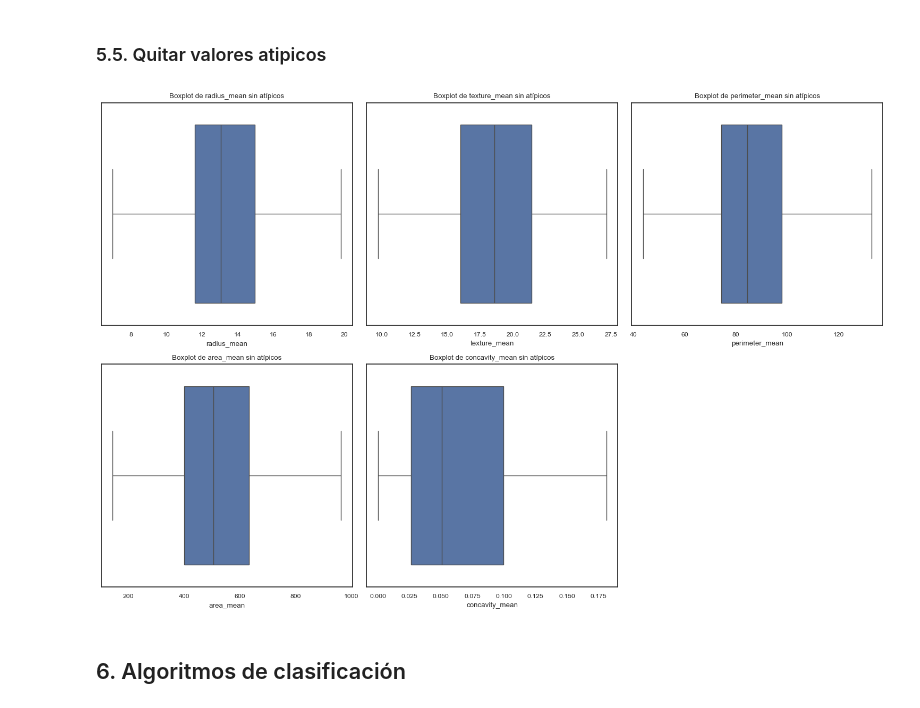
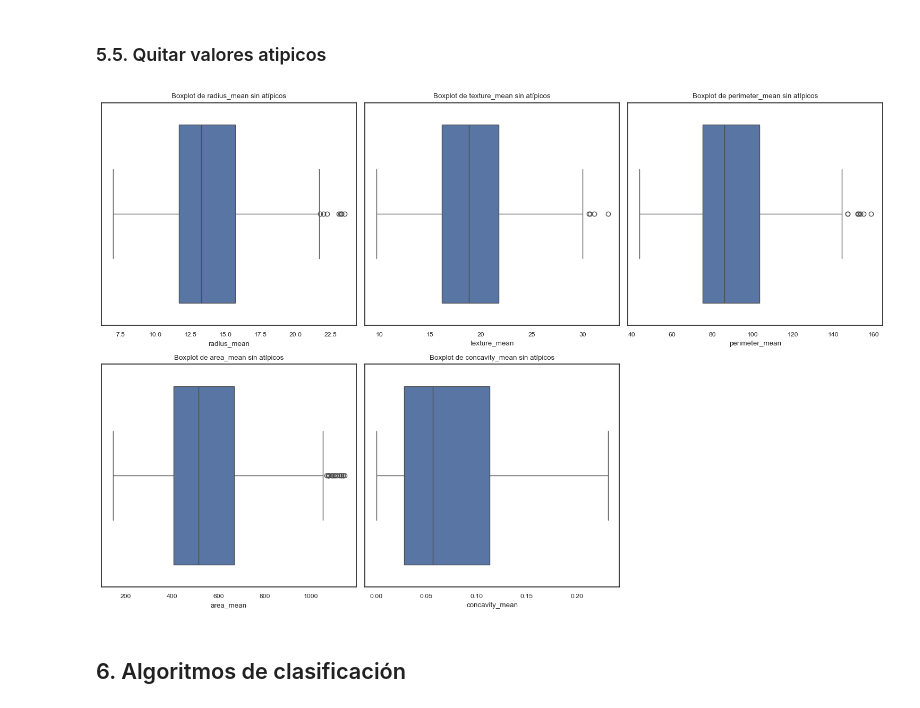
Before and after one commit to walmache/MaestriaIA-UHE, a Jupyter notebook: 2. CienciaAnaliticaDatos/Unidad2/casoPractico/CasoPractico_prelim.ipynb, the cells around one changed output. Drawn from its saved outputs; the diff is of its cells as text; code cells hidden in the pictures.

```diff
--- a/2. CienciaAnaliticaDatos/Unidad2/casoPractico/CasoPractico_prelim.ipynb
+++ b/2. CienciaAnaliticaDatos/Unidad2/casoPractico/CasoPractico_prelim.ipynb
@@ -202,34 +211,43 @@ plt.show()
 # %%
 #Definición de factores para limites superior e inferior
 limits = {feature: [1.5, 1.5] for feature in features}
+
+#limits = {
+#    'radius_mean': [1, 1.5],
+#    'texture_mean': [1, 1.5],
+#    'perimeter_mean': [1, 1.5],
+#    'area_mean': [0.5, 1.5],
+#    'concavity_mean': [0.5, 1.5]
+#}
+
 limits = {
-    'radius_mean': [1, 1.5],
-    'texture_mean': [1, 1.5],
-    'perimeter_mean': [1, 1.5],
-    'area_mean': [0.5, 1.5],
-    'concavity_mean': [0.5, 1.5]
+    'radius_mean': [2, 1.5],
+    'texture_mean': [2, 1.5],
+    'perimeter_mean': [2, 1.5],
+    'area_mean': [1, 1.5],
+    'concavity_mean': [1, 1.5]
 }
 #Espacio para los boxplot
 plt.figure(figsize=(15, 10))
 # Iterar sobre cada característica y aplicar los límites
 for i, (key, values) in enumerate(limits.items(), 1):
     Q1 = data[key].quantile(0.25)
     Q3 = data[key].quantile(0.75)
     IQR = Q3 - Q1  # rango intercuartil
     limite_superior = Q3 + values[0] * IQR
     limite_inferior = Q1 - values[1] * IQR
     # Filtrar los datos para quitar los valores atípicos
     filtered_df = data[(data[key] >= limite_inferior) & (data[key] <= limite_superior)]
     # Crear el boxplot
     plt.subplot(2, 3, i)
     sns.boxplot(x=filtered_df[key])
     plt.title(f'Boxplot de {key} sin atípicos')
     plt.xlabel(key)
 plt.tight_layout()
 plt.show()
 plt.close()
 # %% [output]
-[figure, old version]
+[figure, new version]
 # %% [markdown]
 ## 6. Algoritmos de clasificación
 # %% [markdown]
```
Also changed, not shown: parts of 14 cells of this notebook, 12 other files.
